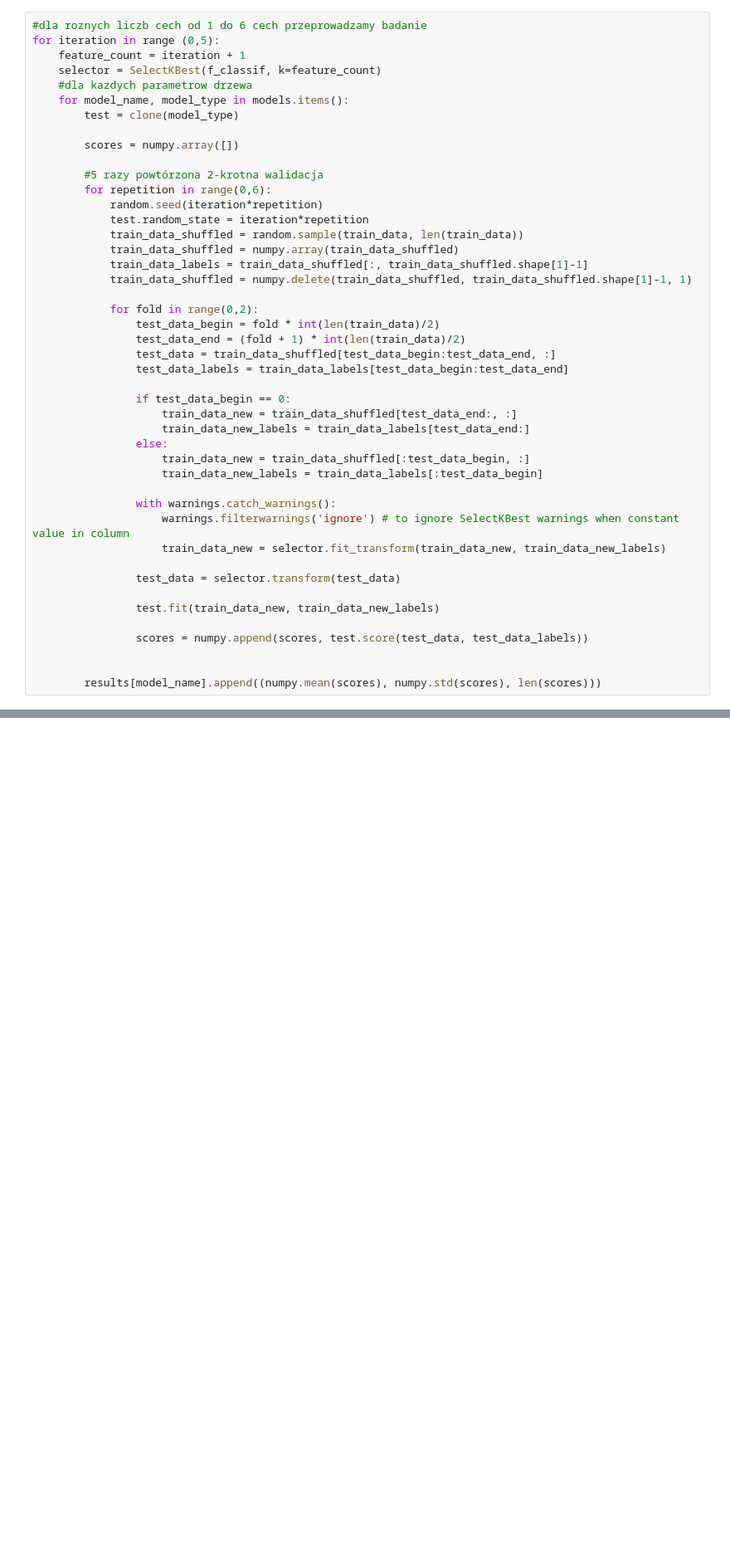
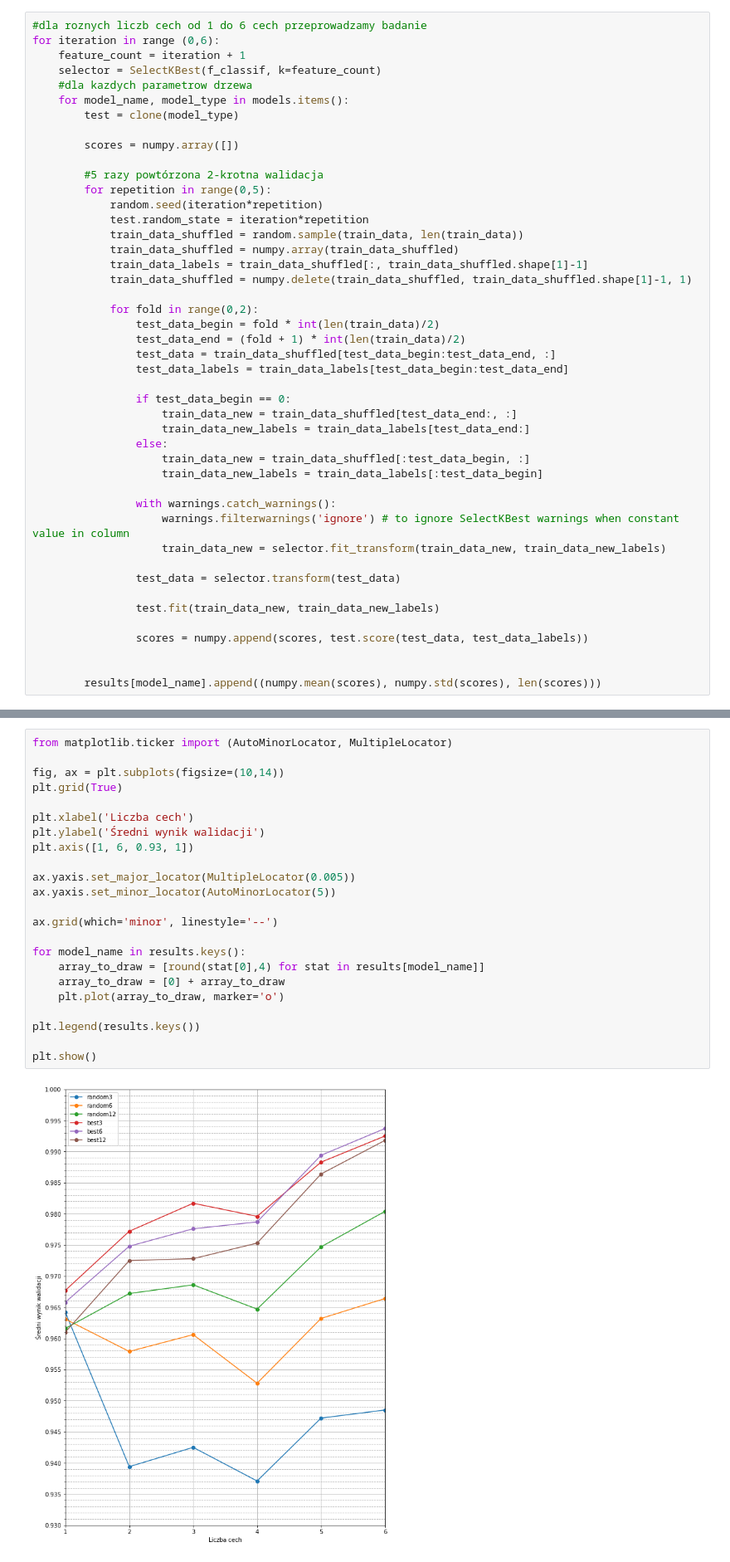
Before and after one commit to wojciechsadlik/Thyroid-Diseases-Diagnosis-Using-Decision-Trees, a Jupyter notebook: Project.ipynb, the cells around one changed output, grey strips where cells are left out. Shown at 83% size. Saved outputs shown, nothing was run; the diff lists cells and outputs as text; blank space fills up the shorter version.

```diff
--- a/Project.ipynb
+++ b/Project.ipynb
@@ -121,7 +120,7 @@ train_data['class'] = train_data_labels
 train_data = train_data.values.tolist()
 # %%
 #dla roznych liczb cech od 1 do 6 cech przeprowadzamy badanie
-for iteration in range (0,5):
+for iteration in range (0,6):
     feature_count = iteration + 1
     selector = SelectKBest(f_classif, k=feature_count)
     #dla kazdych parametrow drzewa
@@ -131,7 +130,7 @@ for iteration in range (0,5):
         scores = numpy.array([])
 
         #5 razy powtórzona 2-krotna walidacja
-        for repetition in range(0,6):
+        for repetition in range(0,5):
             random.seed(iteration*repetition)
             test.random_state = iteration*repetition
             train_data_shuffled = random.sample(train_data, len(train_data))
@@ -221,0 +221,25 @@ best12_4|best6_4: -0.8738, 0.3937
+# %%
+from matplotlib.ticker import (AutoMinorLocator, MultipleLocator)
+
+fig, ax = plt.subplots(figsize=(10,14))
+plt.grid(True)
+
+plt.xlabel('Liczba cech')
+plt.ylabel('Średni wynik walidacji')
+plt.axis([1, 6, 0.93, 1])
+
+ax.yaxis.set_major_locator(MultipleLocator(0.005))
+ax.yaxis.set_minor_locator(AutoMinorLocator(5))
+
+ax.grid(which='minor', linestyle='--')
+
+for model_name in results.keys():
+    array_to_draw = [round(stat[0],4) for stat in results[model_name]]
+    array_to_draw = [0] + array_to_draw
+    plt.plot(array_to_draw, marker='o')
+
+plt.legend(results.keys())
+
+plt.show()
+# %% [output]
+[figure, added]
```
Also changed, not shown: parts of 3 cells of this notebook.
